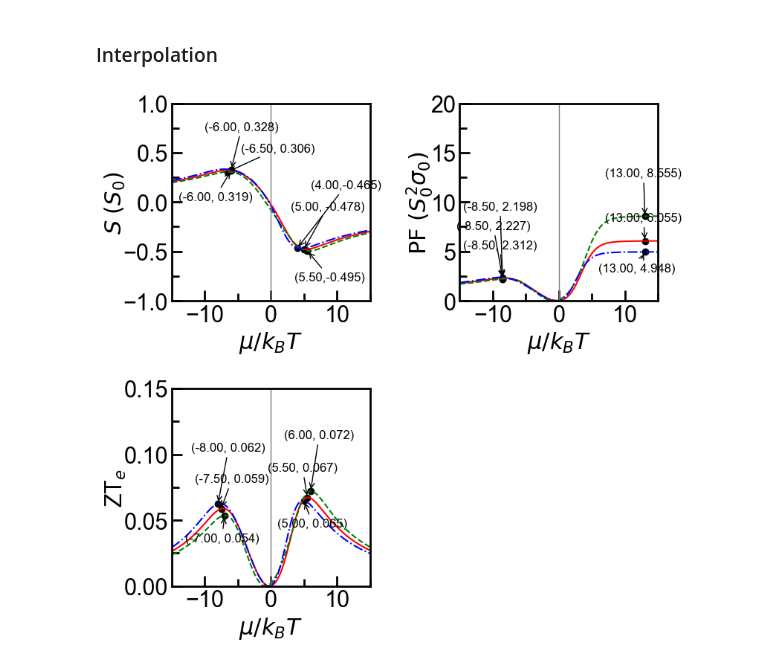
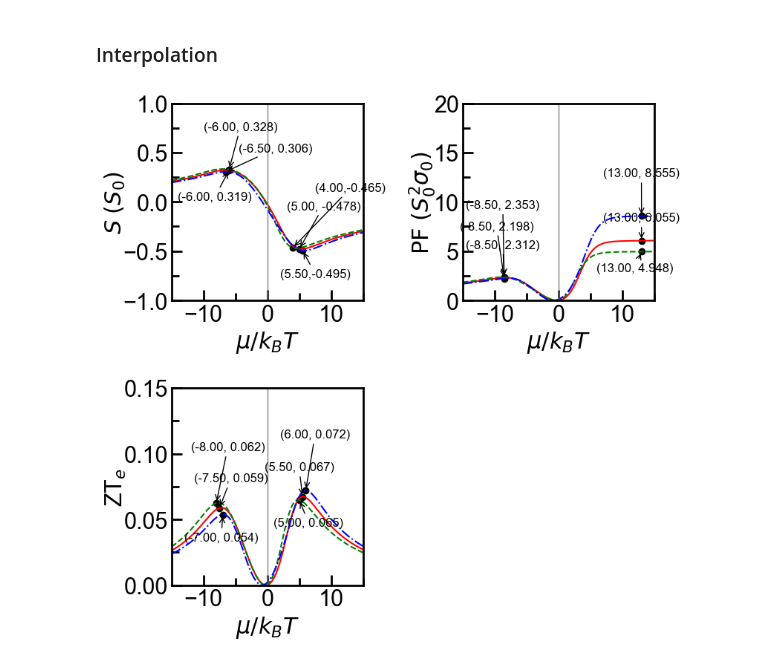
Before and after one commit to Normanthen/NLS-Thermoelectrics, a Jupyter notebook: Type II NLS/2BM-TypeII.ipynb, the cells around one changed output. Drawn from its saved outputs; the diff is of its cells as text; code cells hidden in the pictures.

Commit message:
TE Properties peak value calculation for type-II NLS model

```diff
--- a/Type II NLS/2BM-TypeII.ipynb
+++ b/Type II NLS/2BM-TypeII.ipynb
@@ -1018,11 +1018,11 @@ with open('output_vF.txt','a') as f:
 # %%
 plt.figure(figsize=(12,8))
 
-eff_mass2= 0.2*m0*10**(6)
-eff_mass3= 0.6*m0*10**(6)
+eff_mass2= 0.6*m0*10**(6)
+eff_mass3= 0.2*m0*10**(6)
 eshiftm1=7
-eshiftm2=6
-eshiftm3=8
+eshiftm2=8
+eshiftm3=6
 
 # Subplot (a) : Dispersion relation
 ax1 = plt.subplot(2,3,1)
@@ -1142,5 +1142,5 @@ ax6.yaxis.set_tick_params(which='minor', size=7, width=2, direction='in')
 
 
 plt.tight_layout()
-#plt.savefig('2BM_TypeII(mass).pdf')
+#plt.savefig('../Figures/2BM/2BM_TypeII(mass)_raw.pdf')
 # %% [output]
@@ -1221,8 +1221,8 @@ axZT.yaxis.set_tick_params(which='minor', size=7, width=2, direction='in')
 
 #n-type doping
 dsrd_muS1n = 5
-dsrd_muS2n = 5.5
-dsrd_muS3n = 4
+dsrd_muS2n = 4
+dsrd_muS3n = 5.5
 
 dsrd_S1n = np.interp(dsrd_muS1n, eta, S(eta+eshiftm1,e0,e1,vF1,eff_mass1)/S_0)
 dsrd_S2n = np.interp(dsrd_muS2n, eta, S(eta+eshiftm2,e0,e1,vF1,eff_mass2)/S_0)
@@ -1239,7 +1239,7 @@ axSeebeck.annotate(f'({dsrd_muS1n:.2f}, {dsrd_S1n:.3f})',
 axSeebeck.scatter(dsrd_muS2n,dsrd_S2n,color='black') #green
 axSeebeck.annotate(f'({dsrd_muS2n:.2f},{dsrd_S2n:.3f})',
             xy=(dsrd_muS2n,dsrd_S2n),
-            xytext=(dsrd_muS2n-2,dsrd_S2n-0.3),
+            xytext=(dsrd_muS3n+2,dsrd_S3n+0.6),
             arrowprops=dict(facecolor='black', arrowstyle='->'),
             fontsize='12'
             )
@@ -1247,15 +1247,15 @@ axSeebeck.annotate(f'({dsrd_muS2n:.2f},{dsrd_S2n:.3f})',
 axSeebeck.scatter(dsrd_muS3n,dsrd_S3n,color='black') #blue
 axSeebeck.annotate(f'({dsrd_muS3n:.2f},{dsrd_S3n:.3f})',
             xy=(dsrd_muS3n,dsrd_S3n),
-            xytext=(dsrd_muS3n+2,dsrd_S3n+0.6),
+            xytext=(dsrd_muS2n-2,dsrd_S2n-0.3),
             arrowprops=dict(facecolor='black', arrowstyle='->'),
             fontsize='12'
             )
 
 ##p-type doping
 dsrd_muS1p = -6
-dsrd_muS2p = -6.5
-##dsrd_muS3p = -4
+dsrd_muS2p = -6
+dsrd_muS3p = -6.5
 
 dsrd_S1p = np.interp(dsrd_muS1p, eta, S(eta+eshiftm1,e0,e1,vF1,eff_mass1)/S_0)
 dsrd_S2p = np.interp(dsrd_muS2p, eta, S(eta+eshiftm2,e0,e1,vF1,eff_mass2)/S_0)
@@ -1272,7 +1272,7 @@ axSeebeck.annotate(f'({dsrd_muS1p:.2f}, {dsrd_S1p:.3f})', #add a text annotation
 axSeebeck.scatter(dsrd_muS2p,dsrd_S2p,color='black') #green
 axSeebeck.annotate(f'({dsrd_muS2p:.2f}, {dsrd_S2p:.3f})', #add a text annotation at that point
              xy=(dsrd_muS2p, dsrd_S2p),
-             xytext=(dsrd_muS2p+2, dsrd_S2p+0.2),
+             xytext=(dsrd_muS2p-4, dsrd_S2p+0.4),
              arrowprops=dict(facecolor='black', arrowstyle='->'),
              fontsize='12'
              )
@@ -1280,7 +1280,7 @@ axSeebeck.annotate(f'({dsrd_muS2p:.2f}, {dsrd_S2p:.3f})', #add a text annotation
 axSeebeck.scatter(dsrd_muS3p,dsrd_S3p,color='black') #blue
 axSeebeck.annotate(f'({dsrd_muS3p:.2f}, {dsrd_S3p:.3f})', #add a text annotation at that point
              xy=(dsrd_muS3p, dsrd_S3p),
-             xytext=(dsrd_muS3p-4, dsrd_S3p+0.4),
+             xytext=(dsrd_muS3p+2, dsrd_S3p+0.2),
              arrowprops=dict(facecolor='black', arrowstyle='->'),
              fontsize='12'
              )
@@ -1289,8 +1289,8 @@ axSeebeck.annotate(f'({dsrd_muS3p:.2f}, {dsrd_S3p:.3f})', #add a text annotation
 
 ##n-type doping
 dsrd_muPF1n=13
-#dsrd_muPF2n=13
-#dsrd_muPF3n=13
+dsrd_muPF2n=13
+dsrd_muPF3n=13
 
 dsrd_PF1n = np.interp(dsrd_muPF1n, eta, PF(eta+eshiftm1,e0,e1,vF1,eff_mass1)/(S_0**2*sigma0))
 dsrd_PF2n = np.interp(dsrd_muPF2n, eta, PF(eta+eshiftm2,e0,e1,vF1,eff_mass2)/(S_0**2*Sigma0v(eff_mass2)))
@@ -1307,7 +1307,7 @@ axPF.annotate(f'({dsrd_muPF1n:.2f}, {dsrd_PF1n:.3f})',
 axPF.scatter(dsrd_muPF2n, dsrd_PF2n,color='black') #green
 axPF.annotate(f'({dsrd_muPF2n:.2f}, {dsrd_PF2n:.3f})',
              xy=(dsrd_muPF2n, dsrd_PF2n),  #add a text annotation at that point
-             xytext=(dsrd_muPF2n-6, dsrd_PF2n+4),
+             xytext=(dsrd_muPF2n-7, dsrd_PF2n-2),
              arrowprops=dict(facecolor='black', arrowstyle='->'),
              fontsize='12'
              )
@@ -1315,7 +1315,7 @@ axPF.annotate(f'({dsrd_muPF2n:.2f}, {dsrd_PF2n:.3f})',
 axPF.scatter(dsrd_muPF3n, dsrd_PF3n,color='black') #blue
 axPF.annotate(f'({dsrd_muPF3n:.2f}, {dsrd_PF3n:.3f})',
              xy=(dsrd_muPF3n, dsrd_PF3n),  #add a text annotation at that point
-             xytext=(dsrd_muPF3n-7, dsrd_PF3n-2),
+             xytext=(dsrd_muPF3n-6, dsrd_PF3n+4),
              arrowprops=dict(facecolor='black', arrowstyle='->'),
              fontsize='12'
              )
@@ -1340,7 +1340,7 @@ axPF.annotate(f'({dsrd_muPF1p:.2f}, {dsrd_PF1p:.3f})',
 axPF.scatter(dsrd_muPF2p, dsrd_PF2p,color='black') #green
 axPF.annotate(f'({dsrd_muPF2p:.2f}, {dsrd_PF2p:.3f})',
              xy=(dsrd_muPF2p, dsrd_PF2p),  #add a text annotation at that point
-             xytext=(dsrd_muPF2p-7, dsrd_PF2p+5),
+             xytext=(dsrd_muPF2p-6, dsrd_PF2p+7),
              arrowprops=dict(facecolor='black', arrowstyle='->'),
              fontsize='12'
              )
@@ -1348,7 +1348,7 @@ axPF.annotate(f'({dsrd_muPF2p:.2f}, {dsrd_PF2p:.3f})',
 axPF.scatter(dsrd_muPF3p, dsrd_PF3p,color='black') #blue
 axPF.annotate(f'({dsrd_muPF3p:.2f}, {dsrd_PF3p:.3f})',
              xy=(dsrd_muPF3p, dsrd_PF3p),  #add a text annotation at that point
-             xytext=(dsrd_muPF3p-6, dsrd_PF3p+7),
+             xytext=(dsrd_muPF3p-7, dsrd_PF3p+5),
              arrowprops=dict(facecolor='black', arrowstyle='->'),
              fontsize='12'
              )
@@ -1357,8 +1357,8 @@ axPF.annotate(f'({dsrd_muPF3p:.2f}, {dsrd_PF3p:.3f})',
 
 ##n-type doping
 dsrd_muZT1n= 5.5
-dsrd_muZT2n= 6
-dsrd_muZT3n= 5
+dsrd_muZT2n= 5
+dsrd_muZT3n= 6
 
 dsrd_ZT1n = np.interp(dsrd_muZT1n, eta, ZT(eta+eshiftm1,e0,e1,vF1,eff_mass1)*T)
 dsrd_ZT2n = np.interp(dsrd_muZT2n, eta, ZT(eta+eshiftm2,e0,e1,vF1,eff_mass2)*T)
@@ -1375,7 +1375,7 @@ axZT.annotate(f'({dsrd_muZT1n:.2f}, {dsrd_ZT1n:.3f})',
 axZT.scatter(dsrd_muZT2n, dsrd_ZT2n,color='black') #green
 axZT.annotate(f'({dsrd_muZT2n:.2f}, {dsrd_ZT2n:.3f})',
              xy=(dsrd_muZT2n, dsrd_ZT2n),  #add a text annotation at that point
-             xytext=(dsrd_muZT2n-4, dsrd_ZT2n+0.04),
+             xytext=(dsrd_muZT2n-4, dsrd_ZT2n-0.02),
              arrowprops=dict(facecolor='black', arrowstyle='->'),
              fontsize='12'
              )
@@ -1383,48 +1383,48 @@ axZT.annotate(f'({dsrd_muZT2n:.2f}, {dsrd_ZT2n:.3f})',
 axZT.scatter(dsrd_muZT3n, dsrd_ZT3n,color='black') #blue
 axZT.annotate(f'({dsrd_muZT3n:.2f}, {dsrd_ZT3n:.3f})',
              xy=(dsrd_muZT3n, dsrd_ZT3n),  #add a text annotation at that point
-             xytext=(dsrd_muZT3n-4, dsrd_ZT3n-0.02),
+             xytext=(dsrd_muZT3n-4, dsrd_ZT3n+0.04),
              arrowprops=dict(facecolor='black', arrowstyle='->'),
              fontsize='12'
              )
 
 ##p-type doping
 dsrd_muZT1p=-7.5
-dsrd_muZT2p=-7
-dsrd_muZT3p=-8
+dsrd_muZT2p=-8
+dsrd_muZT3p=-7
 
 dsrd_ZT1p = np.interp(dsrd_muZT1p, eta, ZT(eta+eshiftm1,e0,e1,vF1,eff_mass1)*T)
 dsrd_ZT2p = np.interp(dsrd_muZT2p, eta, ZT(eta+eshiftm2,e0,e1,vF1,eff_mass2)*T)
 dsrd_ZT3p = np.interp(dsrd_muZT3p, eta, ZT(eta+eshiftm3,e0,e1,vF1,eff_mass3)*T)
 
 axZT.scatter(dsrd_muZT1p, dsrd_ZT1p,color='black') #red
 axZT.annotate(f'({dsrd_muZT1p:.2f}, {dsrd_ZT1p:.3f})',
              xy=(dsrd_muZT1p, dsrd_ZT1p),  #add a text annotation at that point
              xytext=(dsrd_muZT1p-4, dsrd_ZT1p+0.02),
              arrowprops=dict(facecolor='black', arrowstyle='->'),
              fontsize='12'
              )
 
 axZT.scatter(dsrd_muZT2p, dsrd_ZT2p,color='black') #green
 axZT.annotate(f'({dsrd_muZT2p:.2f}, {dsrd_ZT2p:.3f})',
              xy=(dsrd_muZT2p, dsrd_ZT2p),  #add a text annotation at that point
-             xytext=(dsrd_muZT2p-6, dsrd_ZT2p-0.02),
+             xytext=(dsrd_muZT2p-4, dsrd_ZT2p+0.04),
              arrowprops=dict(facecolor='black', arrowstyle='->'),
              fontsize='12'
              )
 
 axZT.scatter(dsrd_muZT3p, dsrd_ZT3p,color='black') #blue
 axZT.annotate(f'({dsrd_muZT3p:.2f}, {dsrd_ZT3p:.3f})',
              xy=(dsrd_muZT3p, dsrd_ZT3p),  #add a text annotation at that point
-             xytext=(dsrd_muZT3p-4, dsrd_ZT3p+0.04),
+             xytext=(dsrd_muZT3p-6, dsrd_ZT3p-0.02),
              arrowprops=dict(facecolor='black', arrowstyle='->'),
              fontsize='12'
              )
 
 plt.tight_layout()
-#plt.savefig('../Figures/2BM/TypeII_output_m.pdf')
+plt.savefig('../Figures/2BM/TypeII_output_m_raw.pdf')
 # %% [output]
-[figure, old version]
+[figure, new version]
 # %%
 #Seebeck coefficient
 
```
Also changed, not shown: parts of 4 cells of this notebook, 6 other files.
